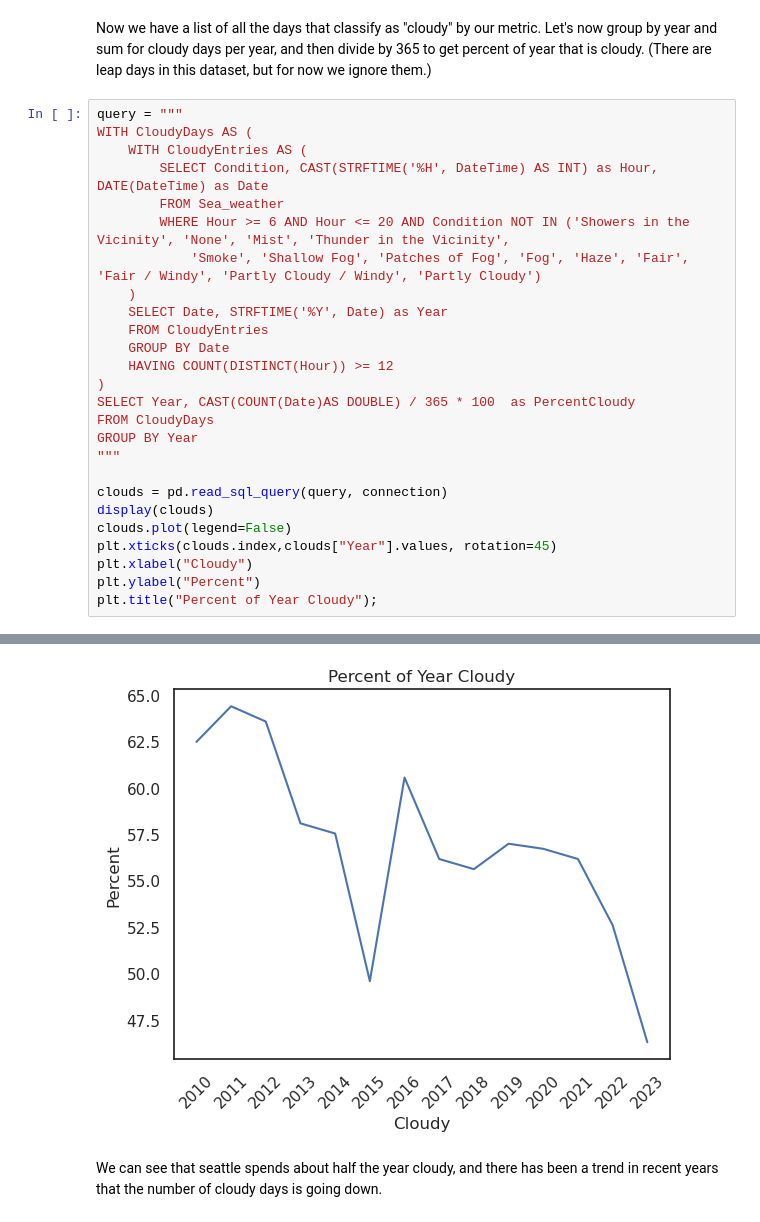
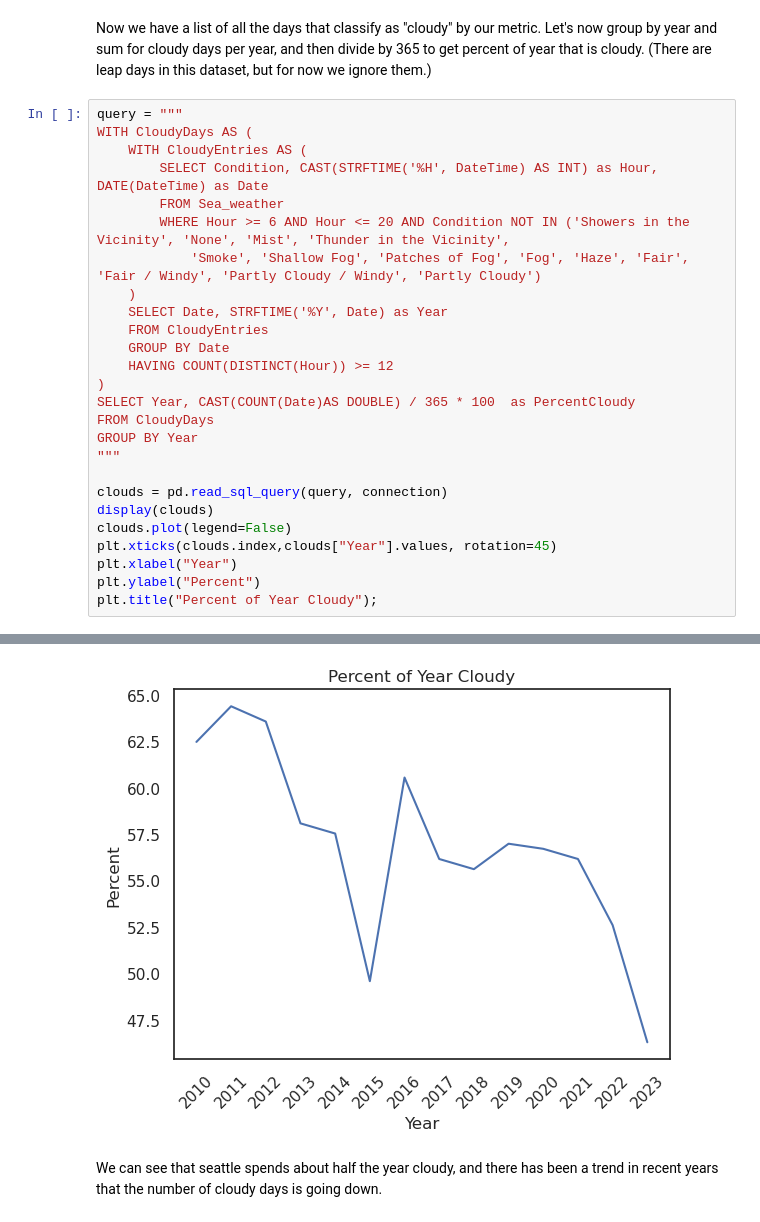
Before and after one commit to rbottoms18/sea-weather, a Jupyter notebook: weather_exploration.ipynb, the cells around one changed output, grey strips where cells are left out. Cells and saved outputs as stored; diff of their text form.

Commit message:
Fixed chart label error

```diff
--- a/weather_exploration.ipynb
+++ b/weather_exploration.ipynb
@@ -412,34 +412,34 @@ WITH CloudyDays AS (
     GROUP BY Date
     HAVING COUNT(DISTINCT(Hour)) >= 12
 )
 SELECT Year, CAST(COUNT(Date)AS DOUBLE) / 365 * 100  as PercentCloudy
 FROM CloudyDays
 GROUP BY Year
 """
 
 clouds = pd.read_sql_query(query, connection)
 display(clouds)
 clouds.plot(legend=False)
 plt.xticks(clouds.index,clouds["Year"].values, rotation=45)
-plt.xlabel("Cloudy")
+plt.xlabel("Year")
 plt.ylabel("Percent")
 plt.title("Percent of Year Cloudy");
 # %% [output]
 |  | Year | PercentCloudy |
 | 0 | 2010 | 62.465753 |
 | 1 | 2011 | 64.383562 |
 | 2 | 2012 | 63.561644 |
 | 3 | 2013 | 58.082192 |
 | 4 | 2014 | 57.534247 |
 | 5 | 2015 | 49.589041 |
 | 6 | 2016 | 60.547945 |
 | 7 | 2017 | 56.164384 |
 | 8 | 2018 | 55.616438 |
 | 9 | 2019 | 56.986301 |
 | 10 | 2020 | 56.712329 |
 | 11 | 2021 | 56.164384 |
 | 12 | 2022 | 52.602740 |
 | 13 | 2023 | 46.301370 |
-[figure, old version]
+[figure, new version]
 # %% [markdown]
 We can see that seattle spends about half the year cloudy, and there has been a trend in recent years that the number of cloudy days is going down.
```
Also changed, not shown: 1 other file.
